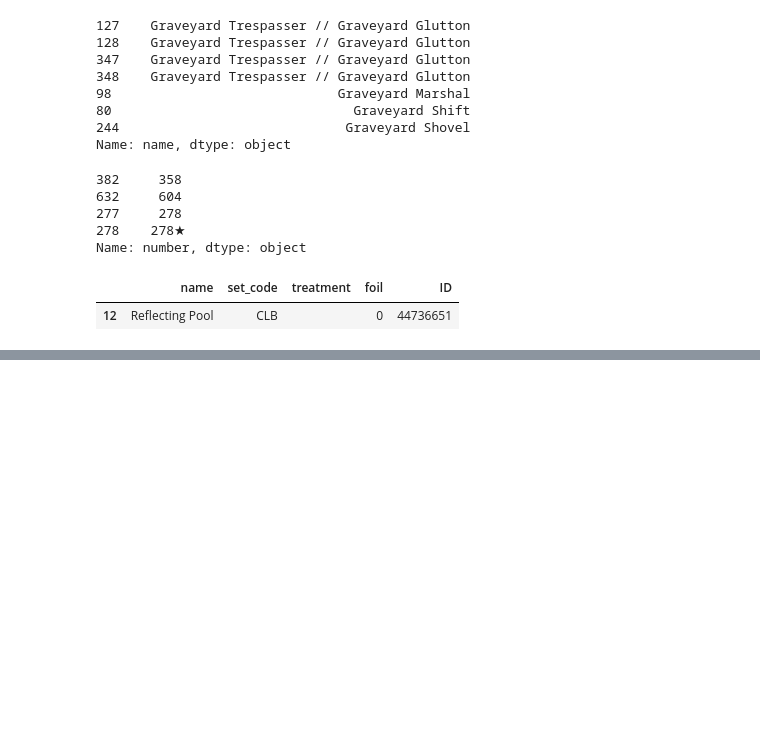
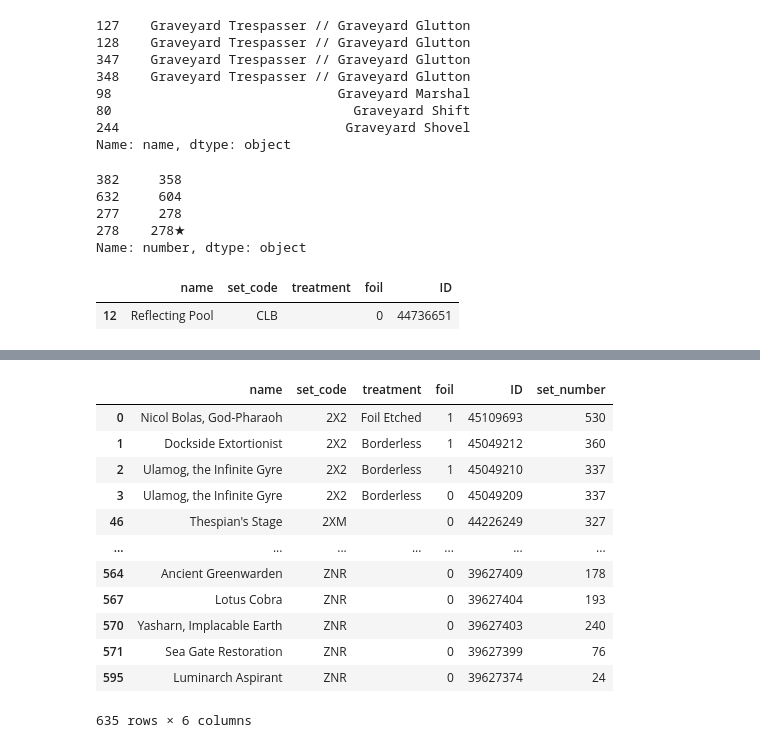
Before and after one commit to saudino480/mtgBinderHelper, a Jupyter notebook: helper/testing_db_fusion.ipynb, the cells around one changed output, grey strips where cells are left out. Saved outputs shown, nothing was run; the diff lists cells and outputs as text; code cells hidden in the pictures; blank space fills up the shorter version.

Commit message:
end-to-end done, DB creation and management begins now

```diff
--- a/helper/testing_db_fusion.ipynb
+++ b/helper/testing_db_fusion.ipynb
@@ -617,0 +694,3 @@ IndexError: single positional indexer is out-of-bounds
+# %%
+my_cards.loc[my_cards['name'] == 'Satoru Umezawa', ['set_code', 'treatment']] = ['NEO', 'Buy-A-Box']
+my_cards[my_cards.name == 'Satoru Umezawa']
@@ -617,0 +777,39 @@ IndexError: single positional indexer is out-of-bounds
+# %%
+# could be fun to include diagnostic tools in the verbose statement like runtime.
+# consider working in the functionality later once the entire app is built
+
+def set_up(data, referenceJSON, verbose = False):
+
+    sets_to_check = [sets for sets in data.set_code.unique() if sets not in ['PPRE', 'BAB']]
+
+    referenceDB = pd.DataFrame()
+
+    for sets in sets_to_check:
+        single_setDB = pd.DataFrame(referenceJSON['data'][sets]['cards'])
+        referenceDB = referenceDB.append(single_setDB)
+
+    data_by_set = data.groupby('set_code')
+
+    results = pd.DataFrame(columns = data.columns)
+
+    for set_code, set_df in set_groupby:
+        if set_code != 'PPRE':
+            set_filtered = referenceDB[referenceDB.setCode == set_code]
+        else:
+            set_filtered = referenceDB
+
+        if verbose:
+            print('%'*50, f'Processing Set: {set_code}', sep = '\n')
+            print(f'Shape of results: {results.shape[0]}')
+            print(f'Shape of referenceDB after filtering by set: {set_filtered.shape}')
+
+        set_df['set_number'] = set_df.apply(lambda card: fetch_setnumber(card, set_filtered, verbose=verbose), axis = 1)
+
+        results = results.append(set_df)
+
+        if verbose:
+            print(f'Done with {set_code}.', '%'*50, sep = '\n')
+
+    results.set_number = results.set_number.astype(int)
+
+    return results
@@ -617,0 +818,16 @@ IndexError: single positional indexer is out-of-bounds
+# %%
+set_up(my_cards, all_cards, verbose = False)
+# %% [output]
+|  | name | set_code | treatment | foil | ID | set_number |
+| 0 | Nicol Bolas, God-Pharaoh | 2X2 | Foil Etched | 1 | 45109693 | 530 |
+| 1 | Dockside Extortionist | 2X2 | Borderless | 1 | 45049212 | 360 |
+| 2 | Ulamog, the Infinite Gyre | 2X2 | Borderless | 1 | 45049210 | 337 |
+| 3 | Ulamog, the Infinite Gyre | 2X2 | Borderless | 0 | 45049209 | 337 |
+| 46 | Thespian's Stage | 2XM |  | 0 | 44226249 | 327 |
+| ... | ... | ... | ... | ... | ... | ... |
+| 564 | Ancient Greenwarden | ZNR |  | 0 | 39627409 | 178 |
+| 567 | Lotus Cobra | ZNR |  | 0 | 39627404 | 193 |
+| 570 | Yasharn, Implacable Earth | ZNR |  | 0 | 39627403 | 240 |
+| 571 | Sea Gate Restoration | ZNR |  | 0 | 39627399 | 76 |
+| 595 | Luminarch Aspirant | ZNR |  | 0 | 39627374 | 24 |
+635 rows × 6 columns
```
Also changed, not shown: parts of 42 cells of this notebook, 7 other files.
